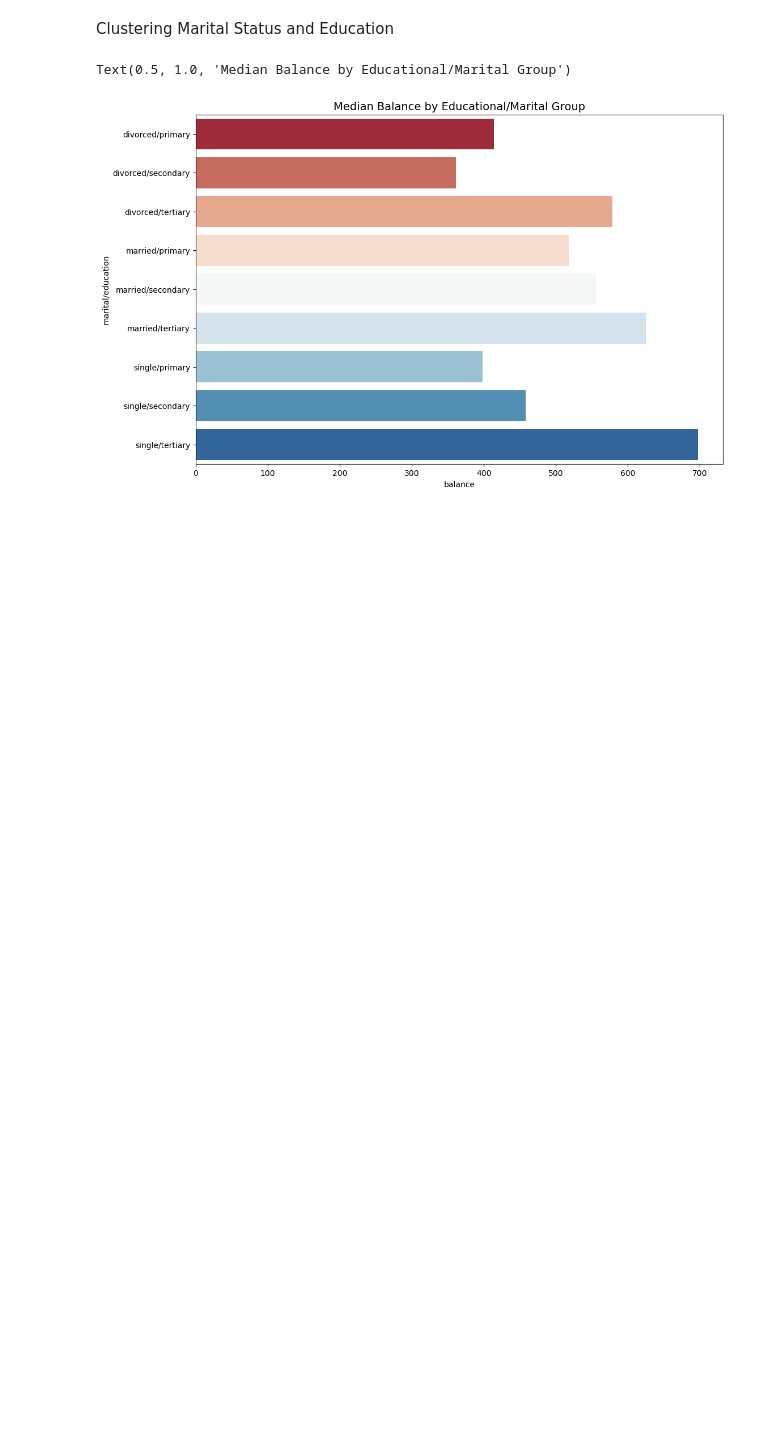
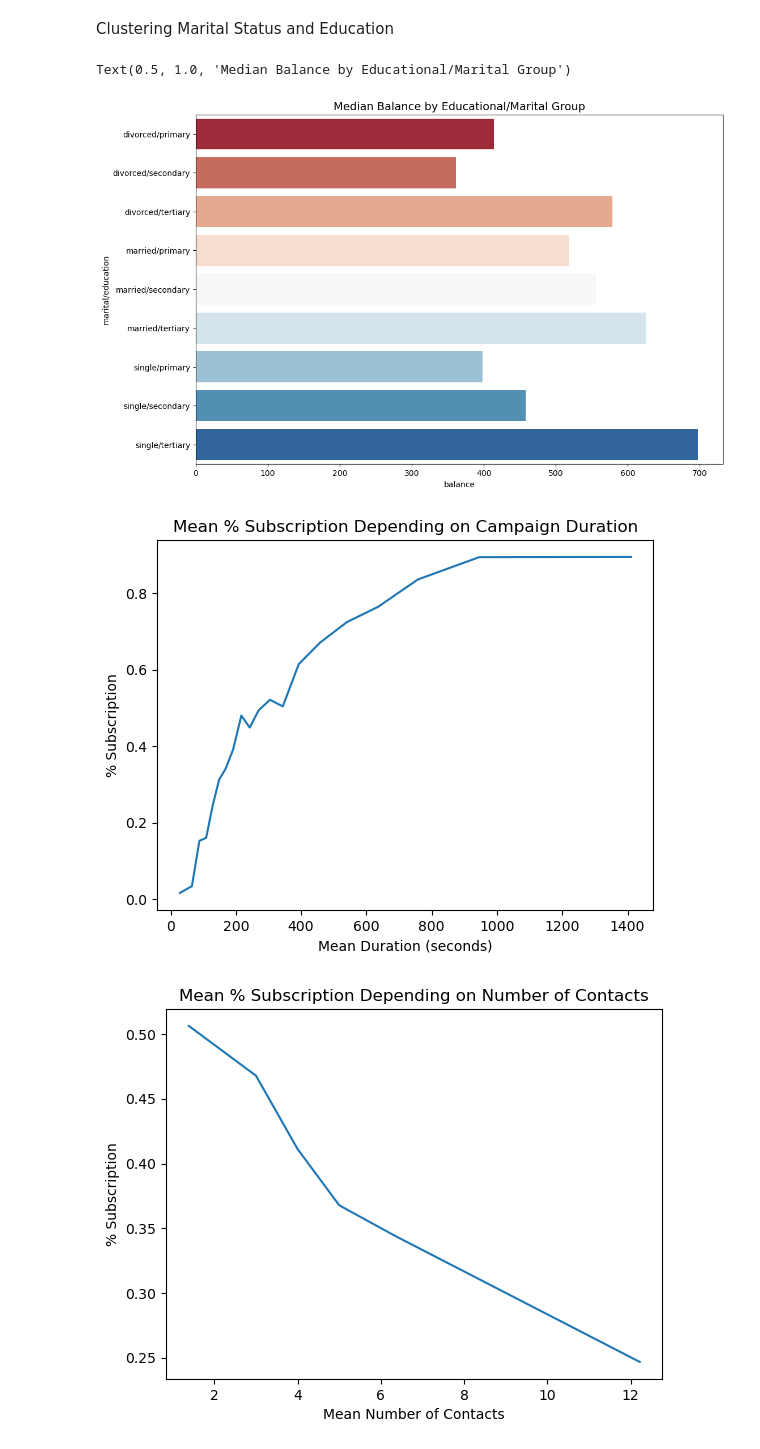
Before and after one commit to Migas77/FAA_Assignment1, a Jupyter notebook: bank_data_analysis.ipynb, the cells around one changed output. Saved outputs shown, nothing was run; the diff lists cells and outputs as text; code cells hidden in the pictures; blank space fills up the shorter version.

Commit message:
more charts

```diff
--- a/bank_data_analysis.ipynb
+++ b/bank_data_analysis.ipynb
@@ -401,3 +401,54 @@ fig = go.Figure(data=data, layout=layout)
 iplot(fig, filename='lowest-oecd-votes-cast')
 
 # Based on Janio Martinez Bachmann's code
+# %%
+df_copy = df.copy()
+
+# Convert deposit outcome to a binary column if not already
+df_copy['deposit_bool'] = (df_copy['deposit'] == 'yes').astype(int)
+
+# Create duration buckets
+df_copy['duration_buckets'] = pd.qcut(df_copy['duration'], 20, labels=False, duplicates='drop')
+
+# Calculate mean subscription rate and mean duration per bucket
+mean_duration = df_copy.groupby(['duration_buckets'])['deposit_bool'].mean()
+mean_duration_values = df_copy.groupby(['duration_buckets'])['duration'].mean()
+
+# Plot
+plt.plot(mean_duration_values, mean_duration.values)
+plt.title('Mean % Subscription Depending on Campaign Duration')
+plt.xlabel('Mean Duration (seconds)')
+plt.ylabel('% Subscription')
+plt.show()
+
+df_copy['campaign_buckets'] = pd.qcut(df_copy['campaign'], 20, labels=False, duplicates='drop')
+
+# Calculate mean subscription rate and mean number of contacts per bucket
+mean_campaign = df_copy.groupby(['campaign_buckets'])['deposit_bool'].mean()
+mean_campaign_values = df_copy.groupby(['campaign_buckets'])['campaign'].mean()
+
+# Plot
+plt.plot(mean_campaign_values, mean_campaign.values)
+plt.title('Mean % Subscription Depending on Number of Contacts')
+plt.xlabel('Mean Number of Contacts')
+plt.ylabel('% Subscription')
+plt.show()
+
+# Create balance buckets
+df_copy['balance_buckets'] = pd.qcut(df_copy['balance'], 20, labels=False, duplicates='drop')
+
+# Calculate mean subscription rate and mean account balance per bucket
+mean_balance = df_copy.groupby(['balance_buckets'])['deposit_bool'].mean()
+mean_balance_values = df_copy.groupby(['balance_buckets'])['balance'].mean()
+
+# Plot
+plt.plot(mean_balance_values, mean_balance.values)
+plt.title('Mean % Subscription Depending on Account Balance')
+plt.xlabel('Mean Account Balance (€)')
+plt.ylabel('% Subscription')
+plt.show()
+
+# Changed from Aleksandra Deis's code
+# %% [output]
+[figure, added]
+[figure, added]
```
Also changed, not shown: parts of 2 cells of this notebook.
